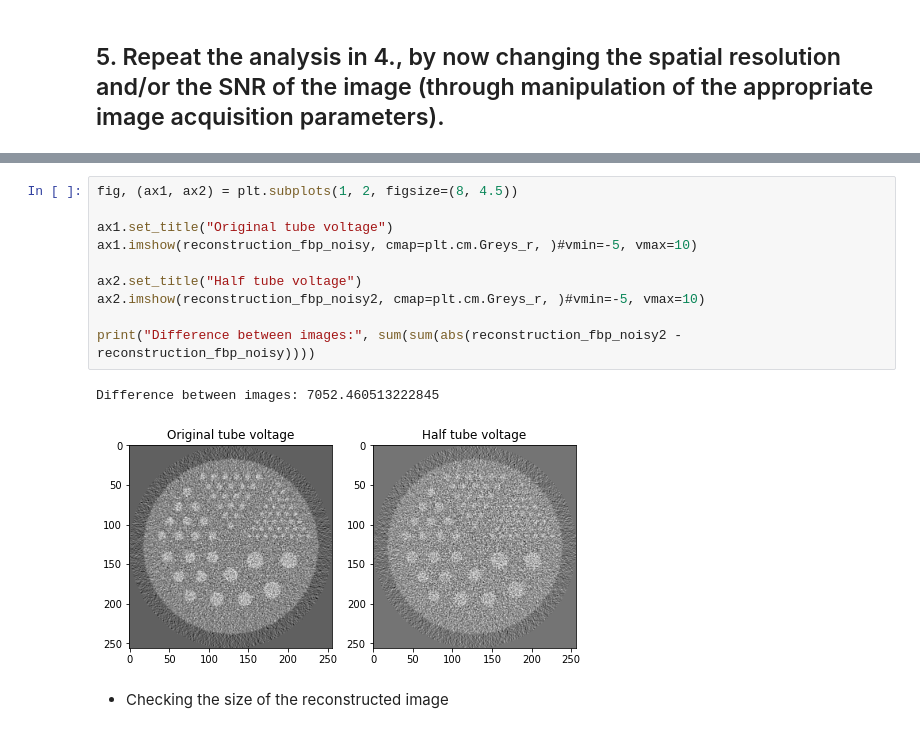
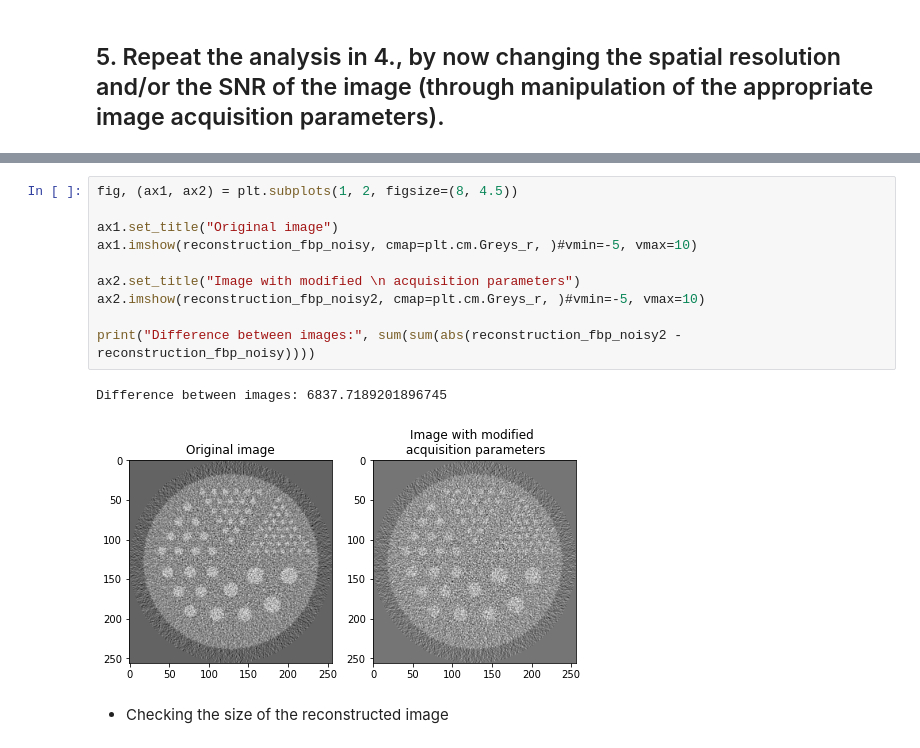
Before and after one commit to murillo-teixeira/medical-imaging-assignments, a Jupyter notebook: 3. Lab 3/Lab3.ipynb, the cells around one changed output, grey strips where cells are left out. Cells and saved outputs as stored; diff of their text form.

Commit message:
Lab 3 modified

```diff
--- a/3. Lab 3/Lab3.ipynb
+++ b/3. Lab 3/Lab3.ipynb
@@ -256,16 +277,16 @@ Difference between images: 15163.415306970468
 # %%
 fig, (ax1, ax2) = plt.subplots(1, 2, figsize=(8, 4.5))
 
-ax1.set_title("Original tube voltage")
+ax1.set_title("Original image")
 ax1.imshow(reconstruction_fbp_noisy, cmap=plt.cm.Greys_r, )#vmin=-5, vmax=10)
 
-ax2.set_title("Half tube voltage")
+ax2.set_title("Image with modified \n acquisition parameters")
 ax2.imshow(reconstruction_fbp_noisy2, cmap=plt.cm.Greys_r, )#vmin=-5, vmax=10)
 
 print("Difference between images:", sum(sum(abs(reconstruction_fbp_noisy2 - reconstruction_fbp_noisy))))
 # %% [output]
-Difference between images: 7052.460513222845
+Difference between images: 6837.7189201896745
-[figure, old version]
+[figure, new version]
 # %% [markdown]
 - Checking the size of the reconstructed image
 # %%
```
Also changed, not shown: parts of 20 cells of this notebook.
